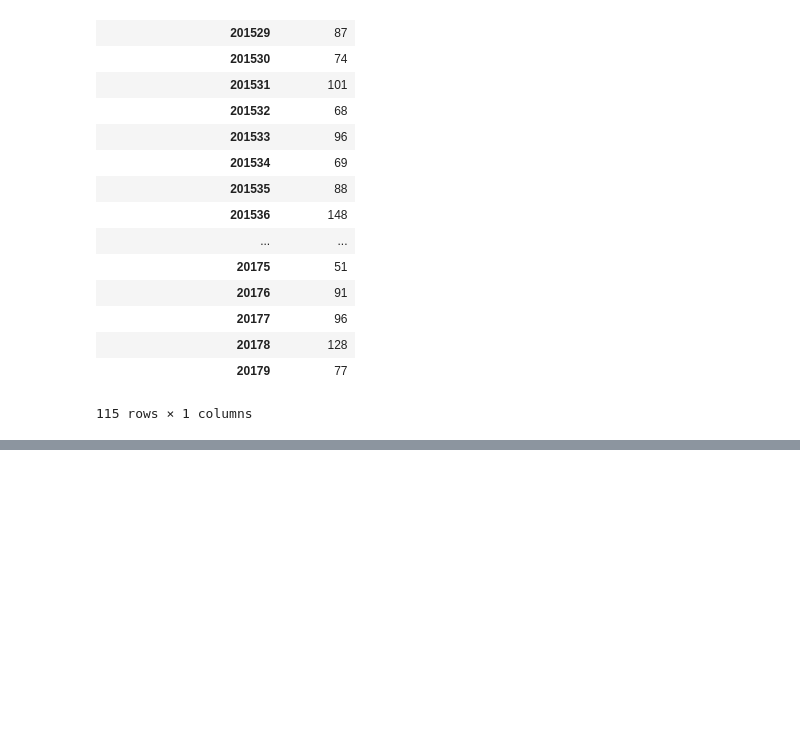
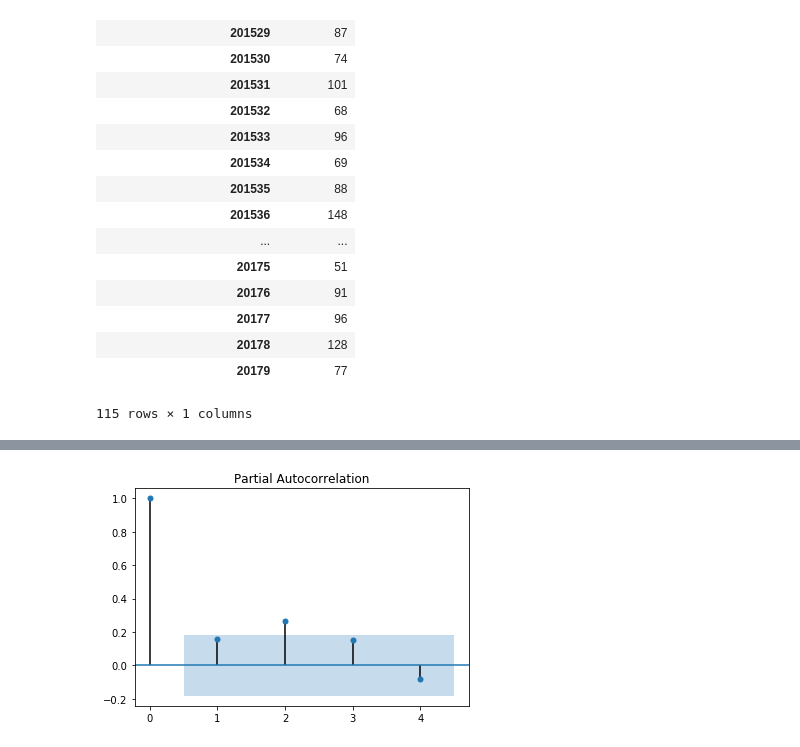
Before and after one commit to oagbaneje/timeseriesmodelling, a Jupyter notebook: notebooks/Data Manipulation and ARIMA Modeling with Pyramid.ipynb, the cells around one changed output, grey strips where cells are left out. Saved outputs shown, nothing was run; the diff lists cells and outputs as text; code cells hidden in the pictures; blank space fills up the shorter version.

```diff
--- a/notebooks/Data Manipulation and ARIMA Modeling with Pyramid.ipynb
+++ b/notebooks/Data Manipulation and ARIMA Modeling with Pyramid.ipynb
@@ -52,0 +90,5 @@ weekly_cancelled_bookings
+# %%
+plot_pacf(weekly_cancelled_bookings, lags=4)
+pyplot.show()
+# %% [output]
+[figure, added]
```
Also changed, not shown: parts of 21 cells of this notebook.
